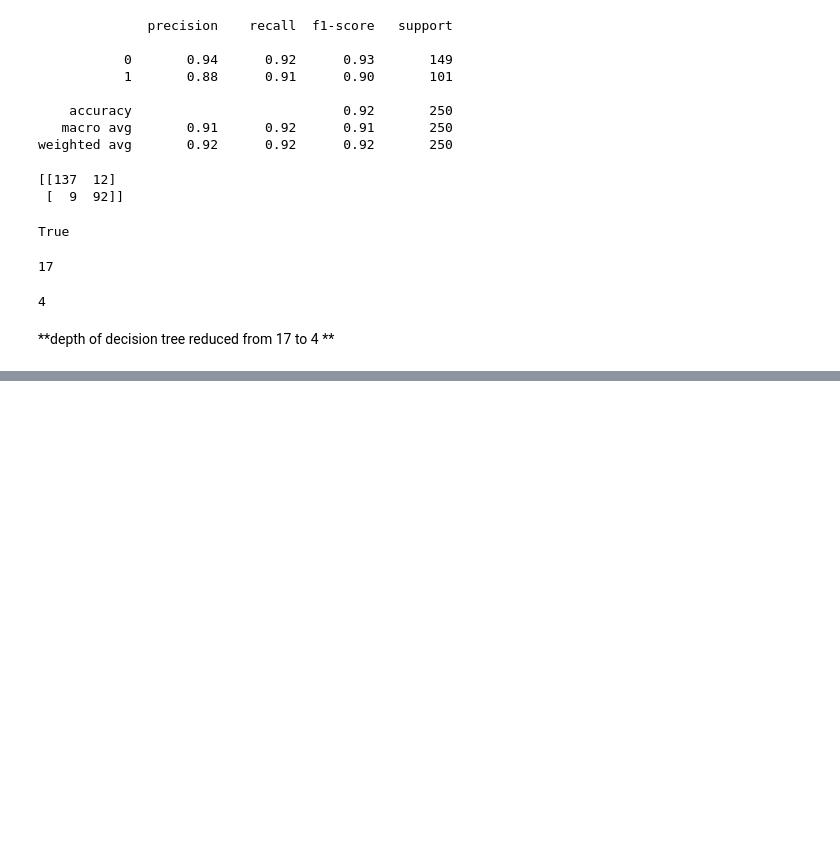
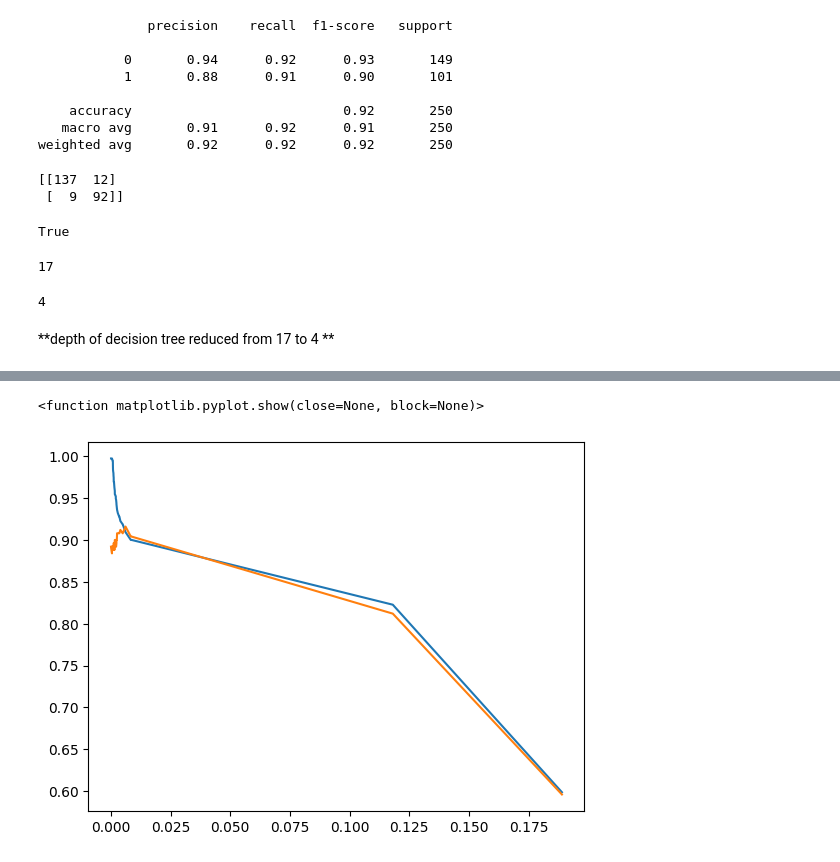
Before and after one commit to wp225/sklearn, a Jupyter notebook: decision_treee_pruning.ipynb, the cells around one changed output, grey strips where cells are left out. Drawn from its saved outputs; the diff is of its cells as text; code cells hidden in the pictures; blank space fills up the shorter version.

```diff
--- a/decision_treee_pruning.ipynb
+++ b/decision_treee_pruning.ipynb
@@ -134,3 +148,8 @@ model_simpler.tree_.max_depth
 4
 # %% [markdown]
 **depth of decision tree reduced from 17 to 4 **
+# %%
+path=model.cost_complexity_pruning_path(X_train_std,y_train)
+# %%
+alpha=path['ccp_alphas']
+alpha
@@ -136,0 +166,15 @@ model_simpler.tree_.max_depth
+# %%
+accuracy_train=[]
+accuracy_test=[]
+for i in alpha:
+  tree_=tree.DecisionTreeClassifier(ccp_alpha=i)
+  tree_.fit(X_train_std,y_train)
+  accuracy_train.append(accuracy_score(y_train,tree_.predict(X_train_std)))
+  accuracy_test.append(accuracy_score(y_test,tree_.predict(X_test_std)))
+# %%
+plt.plot(alpha,accuracy_train)
+plt.plot(alpha,accuracy_test)
+plt.show
+# %% [output]
+<function matplotlib.pyplot.show(close=None, block=None)>
+[figure, added]
```
Also changed, not shown: parts of 4 cells of this notebook.
